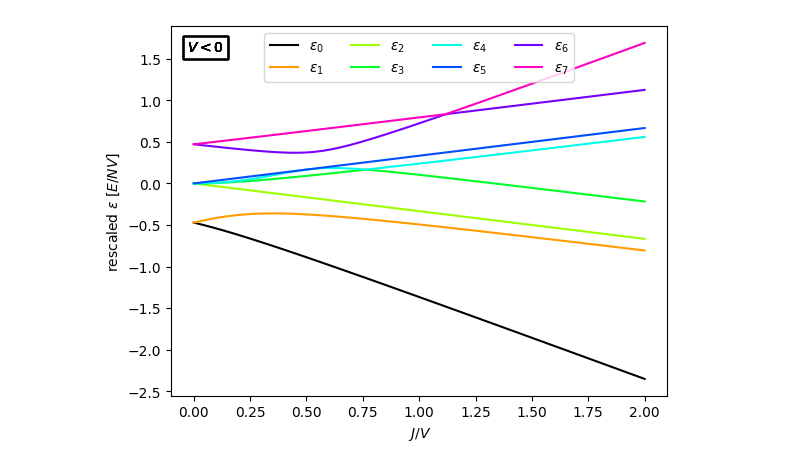
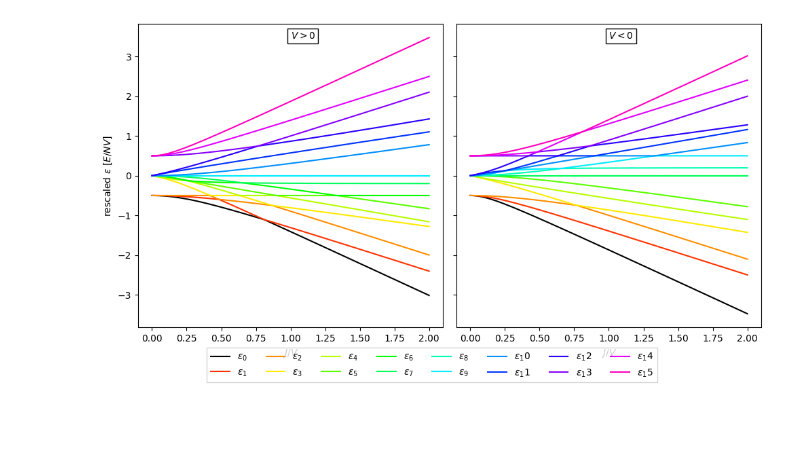
Before and after one commit to jwdesroches/synthetic_dimensions, a Jupyter notebook: adiabatic_evolution/trying_to_get_refamiliar.ipynb, the cells around one changed output. Cells and saved outputs as stored; diff of their text form; code cells hidden in the pictures; blank space fills up the shorter version.

```diff
--- a/adiabatic_evolution/trying_to_get_refamiliar.ipynb
+++ b/adiabatic_evolution/trying_to_get_refamiliar.ipynb
@@ -32,18 +14,68 @@ rescaled_energies = np.array(rescaled_energies)
+# %%
+N = 2
+M = 4
 # %%
-fig, ax = plt.subplots()
+fig, (ax1, ax2) = plt.subplots(figsize=(10, 5), ncols=2, sharey=True)
 cmap = get_cmap("gist_rainbow", M**N)
-for i in range(M**N):
-    if i == 0:
-        ax.plot(J_V_ratio_routine, rescaled_energies[:,i],"-k", label = "$\epsilon_0$")
-    else:
-        ax.plot(J_V_ratio_routine, rescaled_energies[:,i], color = cmap(i), label = f"$\epsilon_{i}$")
 
-    ax.legend(ncols = M**N//2, loc = "upper center")
-    ax.set_ylabel("rescaled $\epsilon$ $[E/NV]$")
+indices = np.arange(0, 100, 1)
+J_V_ratio_routine = np.linspace(2, 0, 100)
+mu_V_ratio_routine = np.linspace(0, 0, 100)
+
+for V in [-1, 1]:
+    ax = ax2 if V == -1 else ax1
+
+    rescaled_energies = []
+
+    for i in range(len(indices)):
+        instantenous_hamiltonian = construct_rescaled_hamiltonian(
+            N, M, V, mu_V_ratio=mu_V_ratio_routine[i], J_V_ratio=J_V_ratio_routine[i]
+        )
+        eigenvalues, eigenvectors = exact_diagonalize(instantenous_hamiltonian)
+        rescaled_energies.append(eigenvalues * 1 / N)
+
+    rescaled_energies = np.array(rescaled_energies)
+    for i in range(M**N):
+        if i == 0:
+            if ax == ax1:
+                ax.plot(J_V_ratio_routine, rescaled_energies[:, i], "-k", label="$\epsilon_0$")
+            else:
+                ax.plot(J_V_ratio_routine, rescaled_energies[:, i], "-k")
+        else:
+            if ax == ax1:
+                ax.plot(J_V_ratio_routine, rescaled_energies[:, i], color=cmap(i), label=f"$\epsilon_{i}$")
+            else:
+                ax.plot(J_V_ratio_routine, rescaled_energies[:, i], color=cmap(i))
+    text = "$V>0$" if np.sign(V) == 1 else "$V<0$"
     ax.set_xlabel("$J/V$")
-    text = "$V>0$" if np.sign(V) == 1 else "$V<0$"
-    ax.text(0.15, 0.85, text, transform=fig.transFigure, ha="left", va="top",
-            bbox=dict(boxstyle="square", edgecolor="black", facecolor="none"),
-            fontsize=10)
+    ax.text(
+        0.5,
+        0.975,
+        text,
+        transform=ax.transAxes,
+        ha="left",
+        va="top",
+        bbox=dict(boxstyle="square", edgecolor="black", facecolor="none"),
+        fontsize=10,
+    )
+
+handles1, labels1 = ax1.get_legend_handles_labels()
+handles2, labels2 = ax2.get_legend_handles_labels()
+handles = handles1 + handles2
+labels = labels1 + labels2
+
+fig.legend(
+    handles=handles,
+    labels=labels,
+    loc="lower center",
+    bbox_to_anchor=(0.5, -0.1),
+    fancybox=False,
+    shadow=False,
+    ncol=M**N//2,
+)
+
+ax1.set_ylabel("rescaled $\epsilon$ $[E/NV]$")
+plt.tight_layout()
+plt.subplots_adjust(bottom=0.075)
 # %% [output]
-[figure, old version]
+[figure, new version]
```
Also changed, not shown: parts of 1 cell of this notebook, 9 other files.
